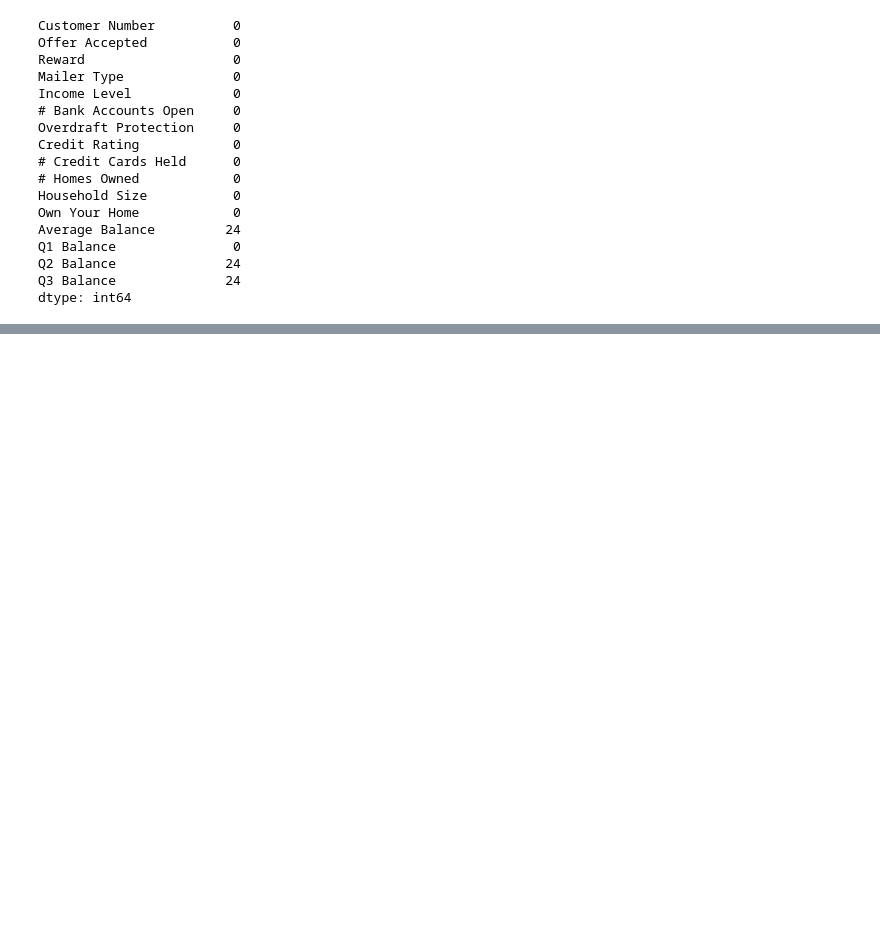
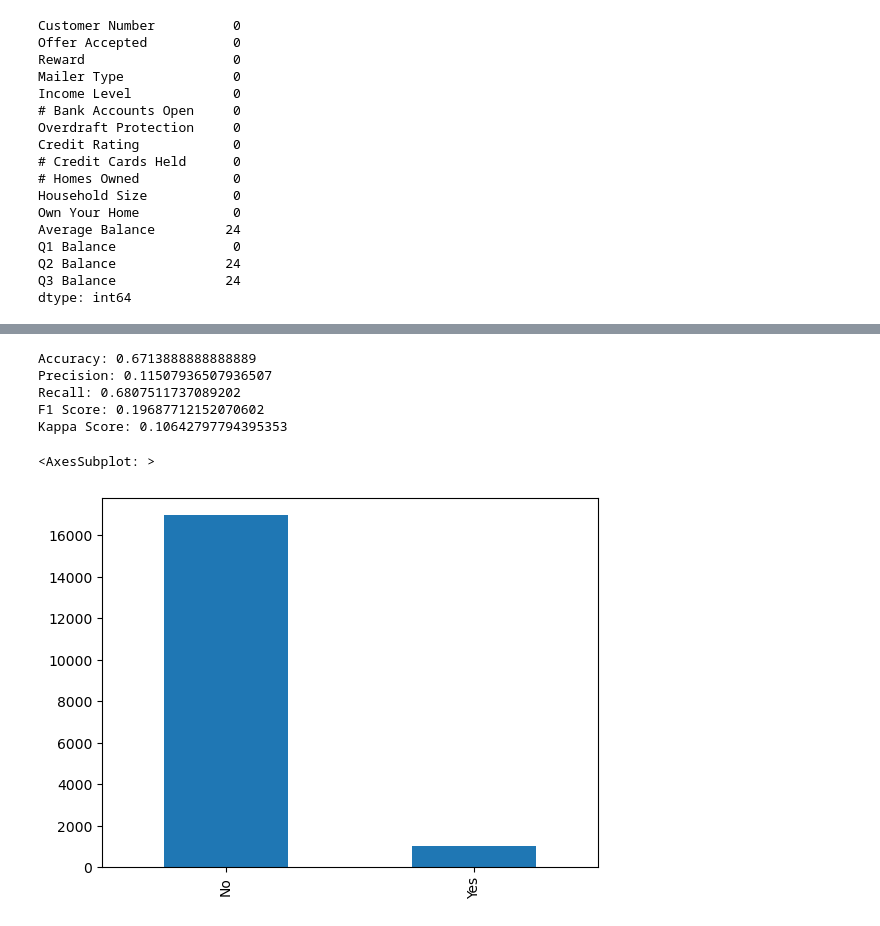
Before and after one commit to KalengaMbonyinshuti/Mid_project_IRONHACK, a Jupyter notebook: notebooks/Solutions-Mid project.ipynb, the cells around one changed output, grey strips where cells are left out. Drawn from its saved outputs; the diff is of its cells as text; code cells hidden in the pictures; blank space fills up the shorter version.

```diff
--- a/notebooks/Solutions-Mid project.ipynb
+++ b/notebooks/Solutions-Mid project.ipynb
@@ -515,0 +629,9 @@ array([2, 1, 3, 4], dtype=int64)
+# %%
+mean_value_Q2=data['Q2 Balance'].mean()
+data['Q2 Balance'].fillna(value=mean_value, inplace=True)
+
+mean_value_Q3=data['Q3 Balance'].mean()
+data['Q3 Balance'].fillna(value=mean_value, inplace=True)
+
+mean_value_average=data['Average Balance'].mean()
+data['Average Balance'].fillna(value=mean_value, inplace=True)
@@ -515,0 +958,12 @@ array([2, 1, 3, 4], dtype=int64)
+# %%
+print("Accuracy:", acc)
+print("Precision:", prec)
+print("Recall:", rec)
+print("F1 Score:", f1)
+print("Kappa Score:", kappa)
+# %% [output]
+Accuracy: 0.6713888888888889
+Precision: 0.11507936507936507
+Recall: 0.6807511737089202
+F1 Score: 0.19687712152070602
+Kappa Score: 0.10642797794395353
@@ -515,0 +979,5 @@ array([2, 1, 3, 4], dtype=int64)
+# %%
+data['Offer Accepted'].value_counts().plot(kind='bar')
+# %% [output]
+<AxesSubplot: >
+[figure, added]
```
Also changed, not shown: parts of 53 cells of this notebook, 9 other files.
